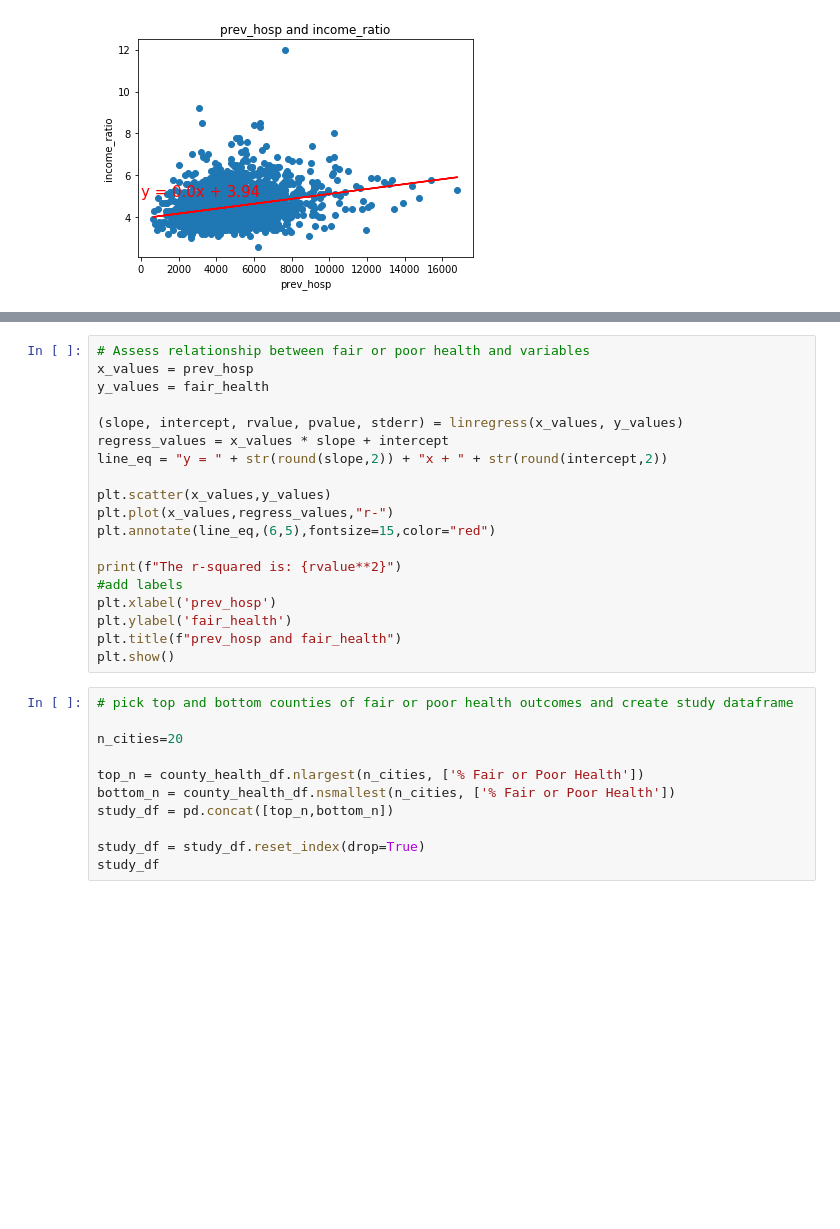
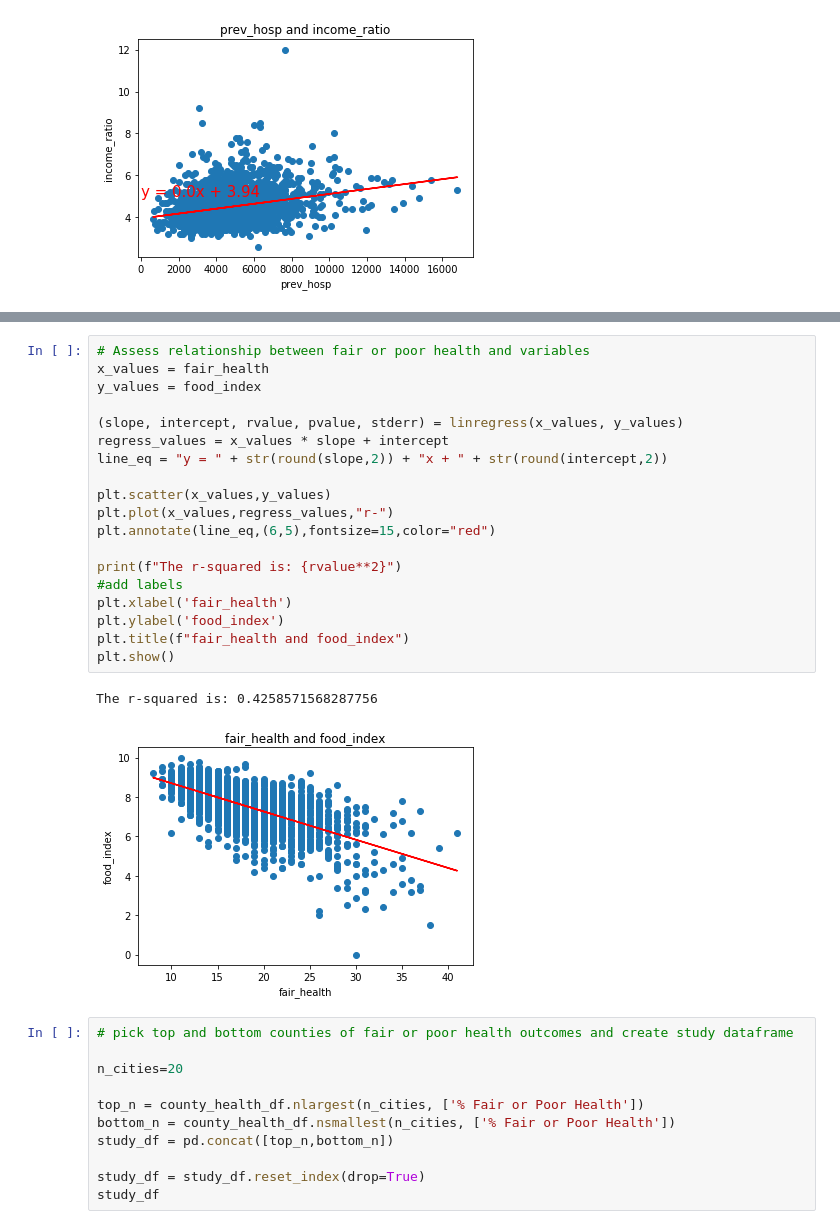
Before and after one commit to hbielser/FourLoopers.CityProject1, a Jupyter notebook: County_Data_Analysis.ipynb, the cells around one changed output, grey strips where cells are left out. Drawn from its saved outputs; the diff is of its cells as text; blank space fills up the shorter version.

Commit message:
adding new graph work

```diff
--- a/County_Data_Analysis.ipynb
+++ b/County_Data_Analysis.ipynb
@@ -125,22 +136,25 @@ The r-squared is: 0.08040404405638894
 # %%
 # Assess relationship between fair or poor health and variables
-x_values = prev_hosp
-y_values = fair_health
+x_values = fair_health
+y_values = food_index
 
 (slope, intercept, rvalue, pvalue, stderr) = linregress(x_values, y_values)
 regress_values = x_values * slope + intercept
 line_eq = "y = " + str(round(slope,2)) + "x + " + str(round(intercept,2))
 
 plt.scatter(x_values,y_values)
 plt.plot(x_values,regress_values,"r-")
 plt.annotate(line_eq,(6,5),fontsize=15,color="red")
 
 print(f"The r-squared is: {rvalue**2}")
 #add labels
-plt.xlabel('prev_hosp')
-plt.ylabel('fair_health')
-plt.title(f"prev_hosp and fair_health")
+plt.xlabel('fair_health')
+plt.ylabel('food_index')
+plt.title(f"fair_health and food_index")
 plt.show()
+# %% [output]
+The r-squared is: 0.4258571568287756
+[figure, added]
 # %%
 # pick top and bottom counties of fair or poor health outcomes and create study dataframe
 
```
Also changed, not shown: parts of 6 cells of this notebook.
